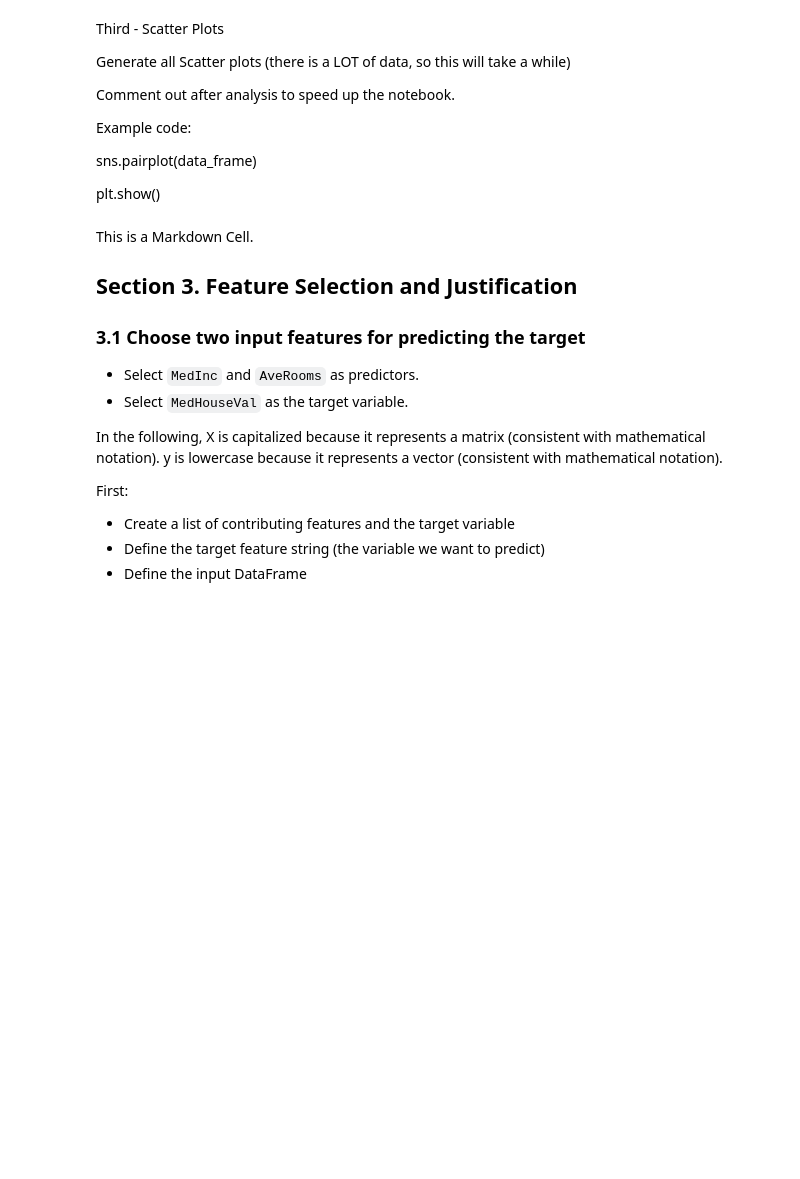
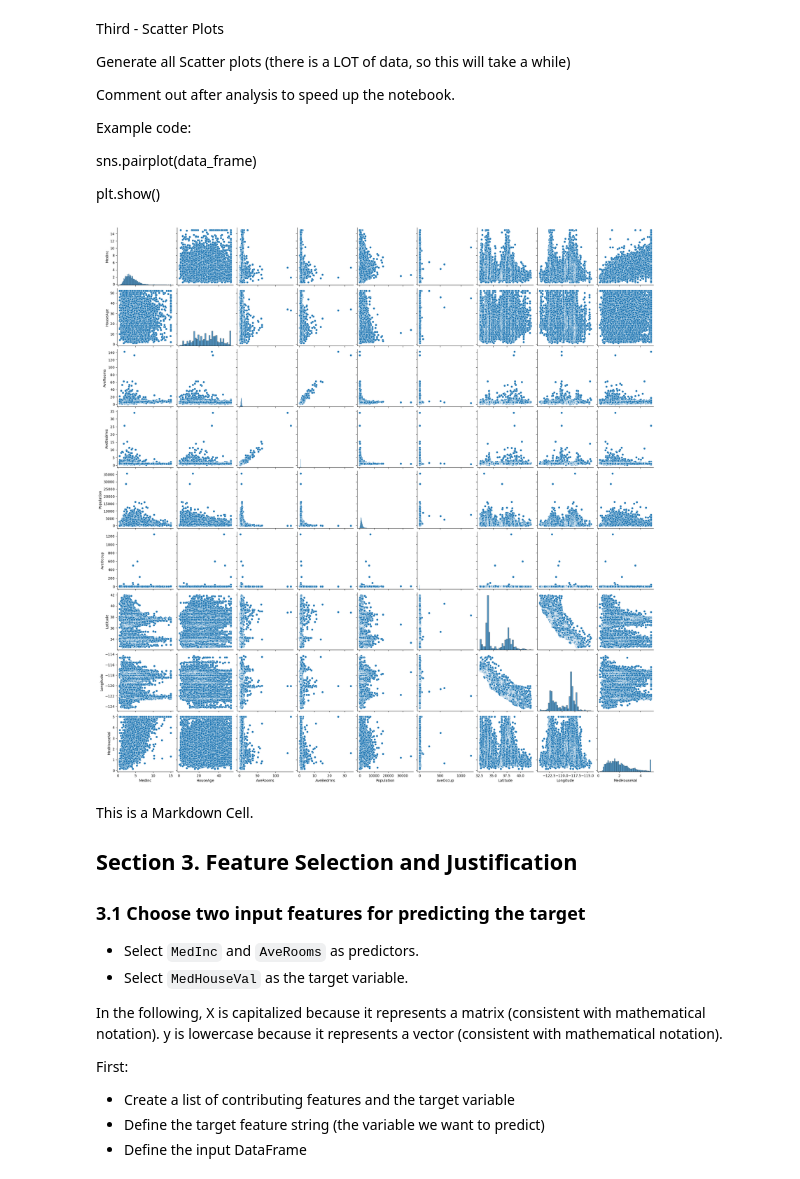
Before and after one commit to s256657/applied-ml-craigwilcox, a Jupyter notebook: lab01/ml01.ipynb, the cells around one changed output. Saved outputs shown, nothing was run; the diff lists cells and outputs as text; code cells hidden in the pictures; blank space fills up the shorter version.

```diff
--- a/lab01/ml01.ipynb
+++ b/lab01/ml01.ipynb
@@ -208,6 +229,12 @@ plt.show()
 # %%
 # This is a Python cell.
 # Put your comments and code here.
+
+sns.pairplot(data_frame)
+
+plt.show()
+# %% [output]
+[figure, added]
 # %% [markdown]
 This is a Markdown Cell.
 
```
Also changed, not shown: parts of 2 cells of this notebook.
